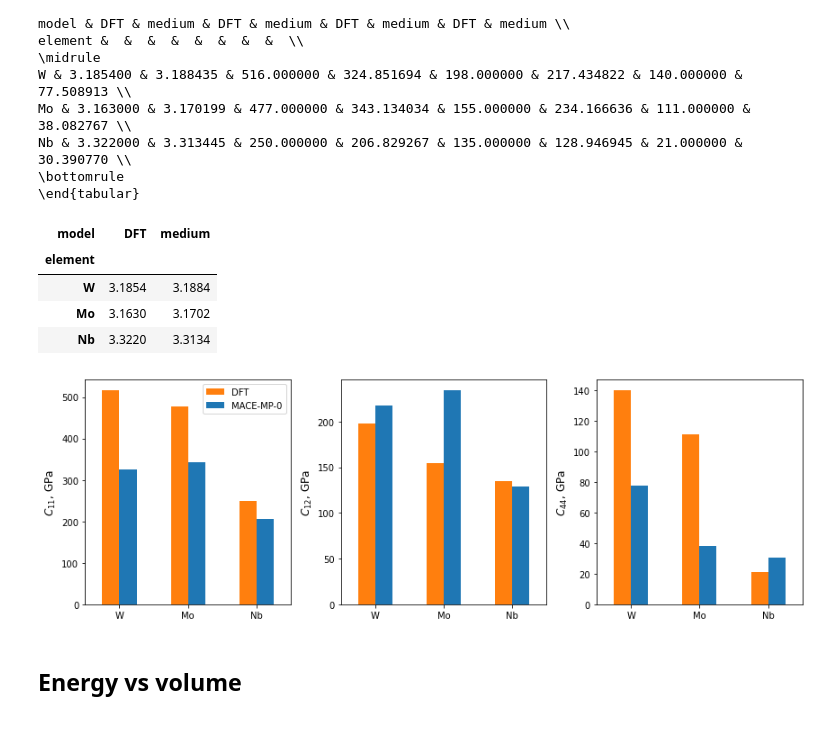
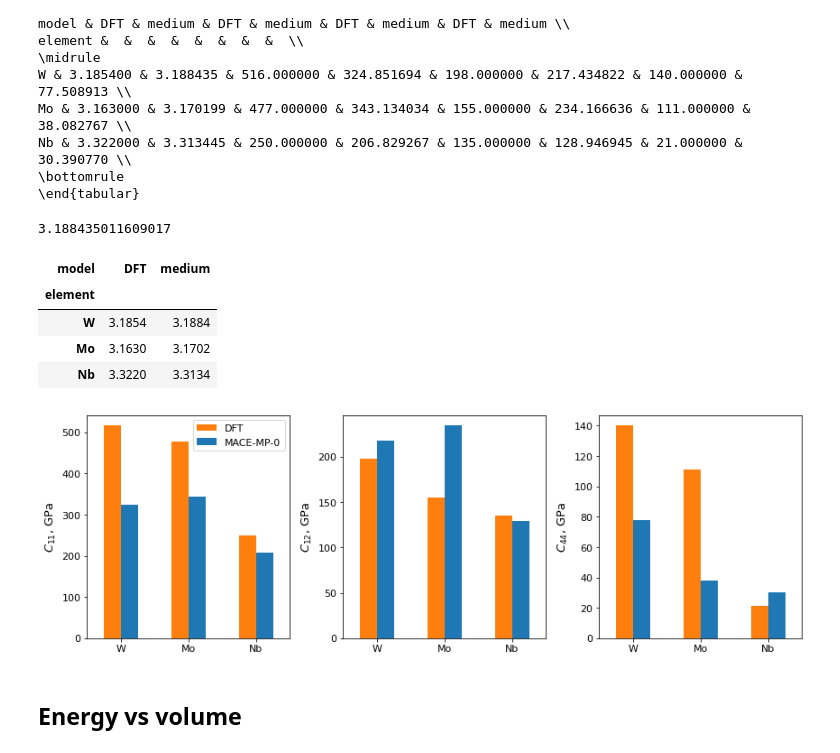
Before and after one commit to pgrigorev/mace_bcc_test, a Jupyter notebook: figures.ipynb, the cells around one changed output. Saved outputs shown, nothing was run; the diff lists cells and outputs as text; code cells hidden in the pictures.

```diff
--- a/figures.ipynb
+++ b/figures.ipynb
@@ -2,6 +13,8 @@
 import numpy as np
 import pandas as pd
 import matplotlib.pyplot as plt
+
+plt.rcParams['font.size'] = 11
 # %% [markdown]
 ## Elastic constants
 # %%
@@ -22,6 +35,10 @@ Mo & 3.163000 & 3.170199 & 477.000000 & 343.134034 & 155.000000 & 234.166636 & 1
 Nb & 3.322000 & 3.313445 & 250.000000 & 206.829267 & 135.000000 & 128.946945 & 21.000000 & 30.390770 \\
 \bottomrule
 \end{tabular}
+# %%
+pivot["alat"]['medium']['W']
+# %% [output]
+3.188435011609017
 # %%
 pivot["alat"].round(4)
 # %% [output]
@@ -33,25 +50,25 @@ pivot["alat"].round(4)
 # %%
 import matplotlib.pyplot as plt
 fig, axes = plt.subplots(1, 3, figsize=(12, 4))
 
 pivot.plot.bar(y="C11", rot=0, color=["C1", "C0", "C2", "C4"], ax=axes[0], legend=False)
 pivot.plot.bar(y="C12", rot=0, color=["C1", "C0", "C2", "C4"], ax=axes[1], legend=False)
 pivot.plot.bar(y="C44", rot=0, color=["C1", "C0", "C2", "C4"], ax=axes[2], legend=False)
 
 
-axes[0].set_ylabel("$C_{11}$, GPa", fontsize=12)
-axes[1].set_ylabel("$C_{12}$, GPa", fontsize=12)
-axes[2].set_ylabel("$C_{44}$, GPa", fontsize=12)
+axes[0].set_ylabel("$C_{11}$, GPa", fontsize=13)
+axes[1].set_ylabel("$C_{12}$, GPa", fontsize=13)
+axes[2].set_ylabel("$C_{44}$, GPa", fontsize=13)
 
 
 axes[0].legend(loc="upper right", labels=["DFT", "MACE-MP-0"])
 for ax in axes:
     ax.set_xlabel("")
 
 fig.tight_layout()
 fig.savefig("figures/elastic_constants.pdf")
 # %% [output]
-[figure, old version]
+[figure, new version]
 # %% [markdown]
 ## Energy vs volume
 # %%
```
Also changed, not shown: parts of 9 cells of this notebook, 6 other files.
